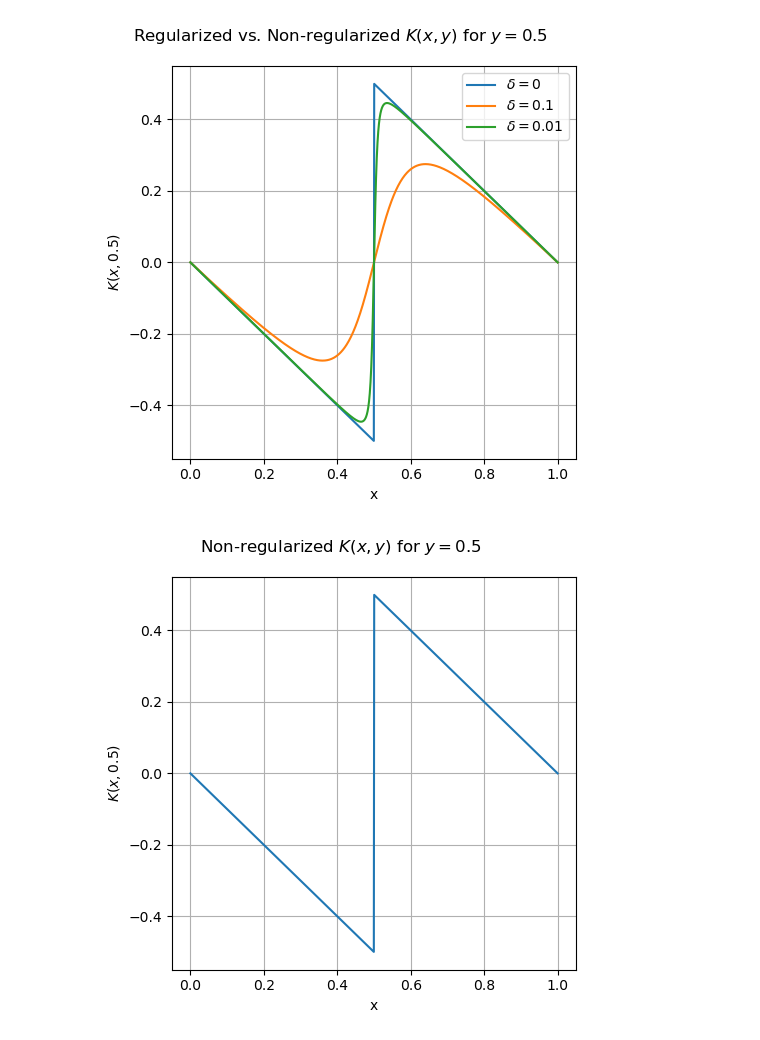
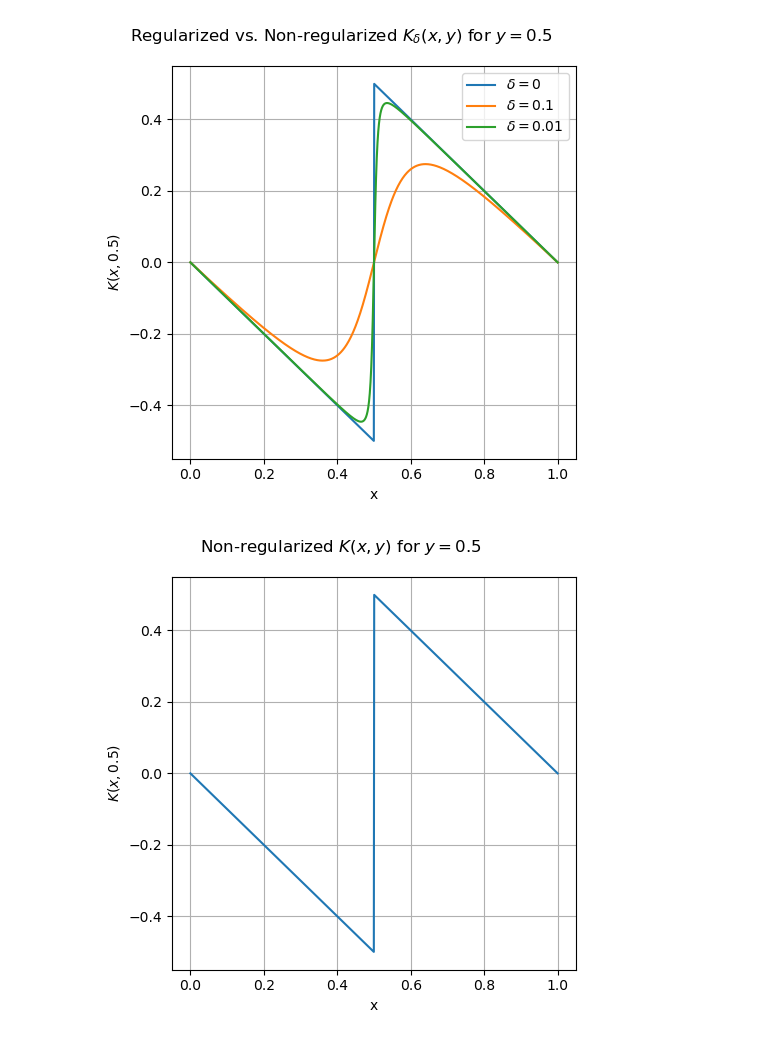
Before and after one commit to horaciomorenom/PlasmaModel, a Jupyter notebook: graphs.ipynb, the cells around one changed output. Drawn from its saved outputs; the diff is of its cells as text; code cells hidden in the pictures.

```diff
--- a/graphs.ipynb
+++ b/graphs.ipynb
@@ -22,20 +22,20 @@ y_reg2 = reg2.kd(x,1/2)
 # %%
 fig, ax = plt.subplots(1,1, figsize=(5,5))
 
-fig.suptitle("Regularized vs. Non-regularized $K(x,y)$ for $y = 0.5$")
+fig.suptitle("Regularized vs. Non-regularized $K_\delta(x,y)$ for $y = 0.5$")
 
 ax.plot(x, y_nonreg, label=r'$\delta = 0$')
 ax.plot(x, y_reg2, label=r'$\delta = 0.1$')
 ax.plot(x, y_reg1, label=r'$\delta = 0.01$')
 
 ax.set_xlabel("x")
 ax.set_ylabel(r'$K(x,0.5)$')
 ax.grid()
 ax.legend()
 
 fig.tight_layout()
 # %% [output]
-[figure, old version]
+[figure, new version]
 # %%
 fig, ax = plt.subplots(1,1, figsize=(5,5))
 
```
Also changed, not shown: 4 other files.
